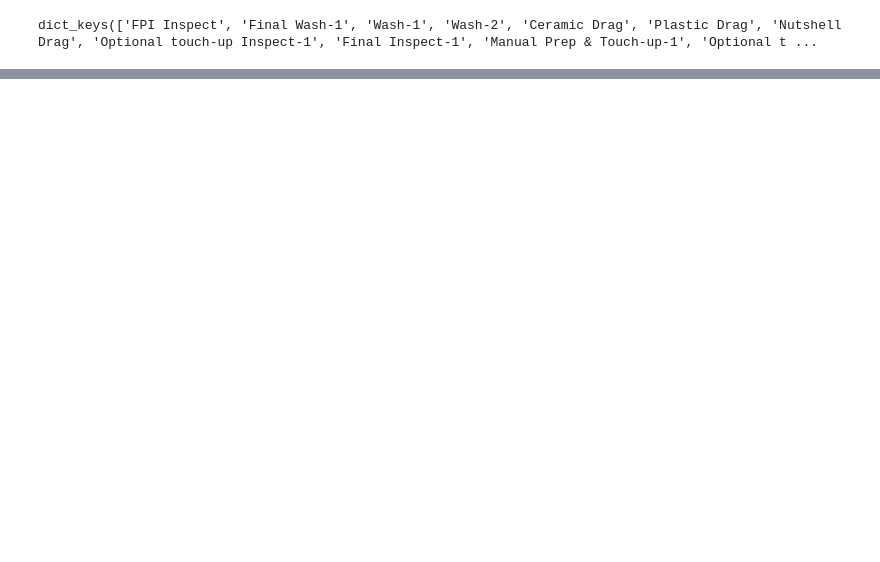
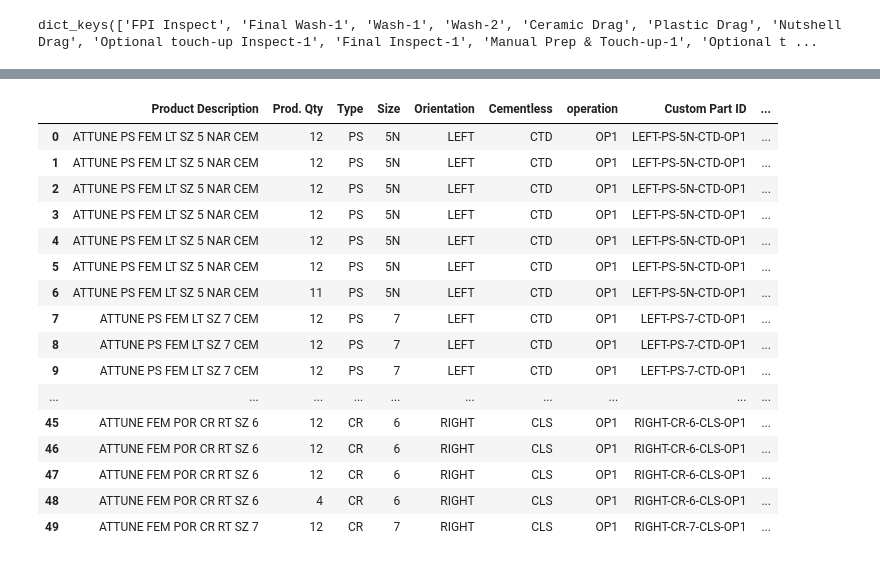
Before and after one commit to sean-comerford/EIT-Epsilon, a Jupyter notebook: notebooks/load_op2.ipynb, the cells around one changed output, grey strips where cells are left out. Drawn from its saved outputs; the diff is of its cells as text; code cells hidden in the pictures; blank space fills up the shorter version.

```diff
--- a/notebooks/load_op2.ipynb
+++ b/notebooks/load_op2.ipynb
@@ -191,0 +420,4 @@ dict_keys(['FPI Inspect', 'Final Wash-1', 'Wash-1', 'Wash-2', 'Ceramic Drag', 'P
+# %%
+new_df["Custom Part ID"] = (
+            new_df["Orientation"] + "-" + new_df["Type"] + "-" + new_df["Size"] + "-" + new_df["Cementless"] + "-" + new_df["operation"]
+        )
@@ -191,0 +441,2 @@ dict_keys(['FPI Inspect', 'Final Wash-1', 'Wash-1', 'Wash-2', 'Ceramic Drag', 'P
+# %%
+new_df["Due Date "] = "2024-09-30"
@@ -191,0 +445,4 @@ dict_keys(['FPI Inspect', 'Final Wash-1', 'Wash-1', 'Wash-2', 'Ceramic Drag', 'P
+# %%
+new_df["Job ID"] = np.arange(1, len(new_df)+1)
+# %%
+new_df.reset_index(inplace=True, drop=True)
@@ -191,0 +451,3 @@ dict_keys(['FPI Inspect', 'Final Wash-1', 'Wash-1', 'Wash-2', 'Ceramic Drag', 'P
+# %%
+new_df.head(50)
+# %% [output]
@@ -191,0 +455,17 @@ dict_keys(['FPI Inspect', 'Final Wash-1', 'Wash-1', 'Wash-2', 'Ceramic Drag', 'P
+|  | Product Description | Prod. Qty | Type | Size | Orientation | Cementless | operation | Custom Part ID | ... |
+| 0 | ATTUNE PS FEM LT SZ 5 NAR CEM | 12 | PS | 5N | LEFT | CTD | OP1 | LEFT-PS-5N-CTD-OP1 | ... |
+| 1 | ATTUNE PS FEM LT SZ 5 NAR CEM | 12 | PS | 5N | LEFT | CTD | OP1 | LEFT-PS-5N-CTD-OP1 | ... |
+| 2 | ATTUNE PS FEM LT SZ 5 NAR CEM | 12 | PS | 5N | LEFT | CTD | OP1 | LEFT-PS-5N-CTD-OP1 | ... |
+| 3 | ATTUNE PS FEM LT SZ 5 NAR CEM | 12 | PS | 5N | LEFT | CTD | OP1 | LEFT-PS-5N-CTD-OP1 | ... |
+| 4 | ATTUNE PS FEM LT SZ 5 NAR CEM | 12 | PS | 5N | LEFT | CTD | OP1 | LEFT-PS-5N-CTD-OP1 | ... |
+| 5 | ATTUNE PS FEM LT SZ 5 NAR CEM | 12 | PS | 5N | LEFT | CTD | OP1 | LEFT-PS-5N-CTD-OP1 | ... |
+| 6 | ATTUNE PS FEM LT SZ 5 NAR CEM | 11 | PS | 5N | LEFT | CTD | OP1 | LEFT-PS-5N-CTD-OP1 | ... |
+| 7 | ATTUNE PS FEM LT SZ 7 CEM | 12 | PS | 7 | LEFT | CTD | OP1 | LEFT-PS-7-CTD-OP1 | ... |
+| 8 | ATTUNE PS FEM LT SZ 7 CEM | 12 | PS | 7 | LEFT | CTD | OP1 | LEFT-PS-7-CTD-OP1 | ... |
+| 9 | ATTUNE PS FEM LT SZ 7 CEM | 12 | PS | 7 | LEFT | CTD | OP1 | LEFT-PS-7-CTD-OP1 | ... |
+| ... | ... | ... | ... | ... | ... | ... | ... | ... | ... |
+| 45 | ATTUNE FEM POR CR RT SZ 6 | 12 | CR | 6 | RIGHT | CLS | OP1 | RIGHT-CR-6-CLS-OP1 | ... |
+| 46 | ATTUNE FEM POR CR RT SZ 6 | 12 | CR | 6 | RIGHT | CLS | OP1 | RIGHT-CR-6-CLS-OP1 | ... |
+| 47 | ATTUNE FEM POR CR RT SZ 6 | 12 | CR | 6 | RIGHT | CLS | OP1 | RIGHT-CR-6-CLS-OP1 | ... |
+| 48 | ATTUNE FEM POR CR RT SZ 6 | 4 | CR | 6 | RIGHT | CLS | OP1 | RIGHT-CR-6-CLS-OP1 | ... |
+| 49 | ATTUNE FEM POR CR RT SZ 7 | 12 | CR | 7 | RIGHT | CLS | OP1 | RIGHT-CR-7-CLS-OP1 | ... |
```
Also changed, not shown: parts of 40 cells of this notebook, 9 other files.
